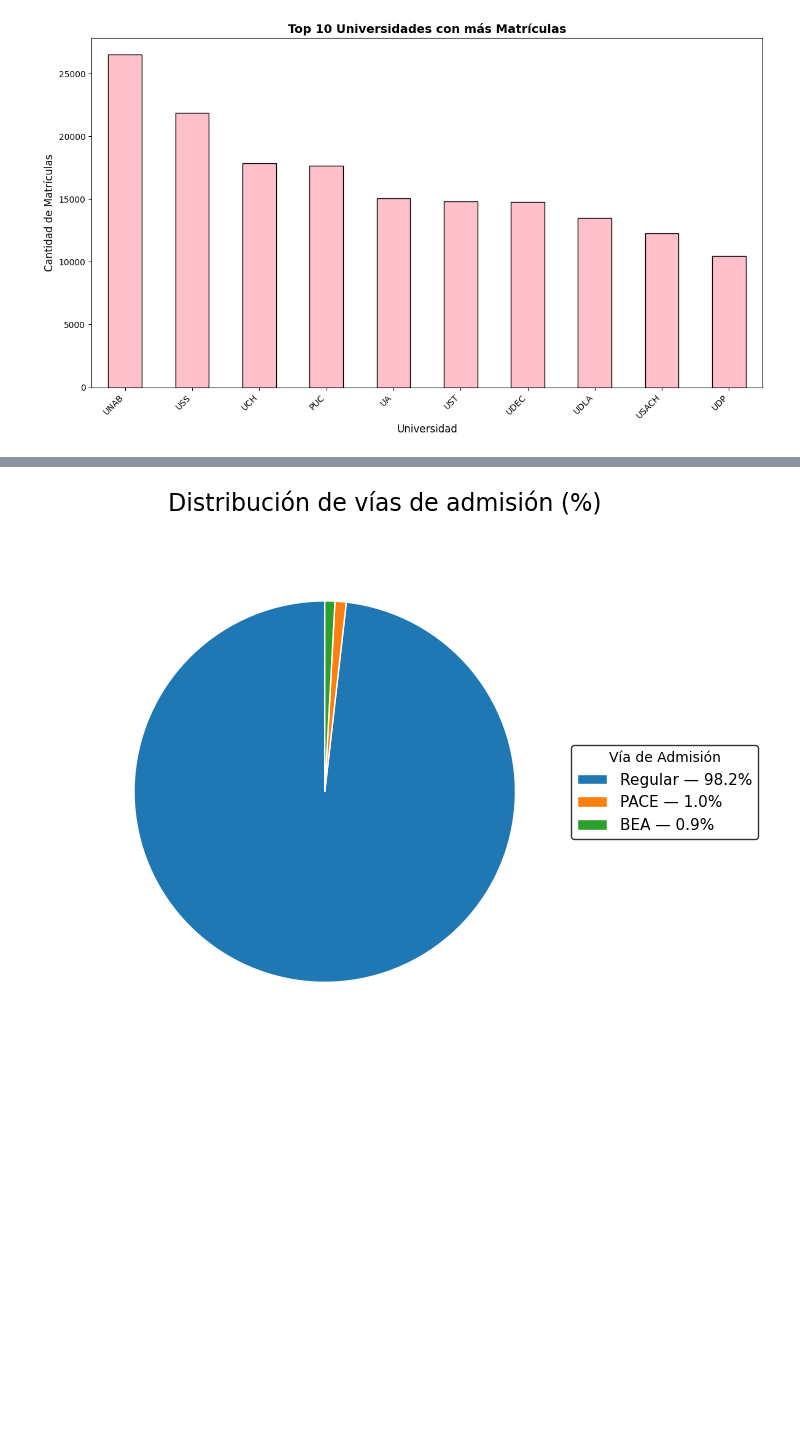
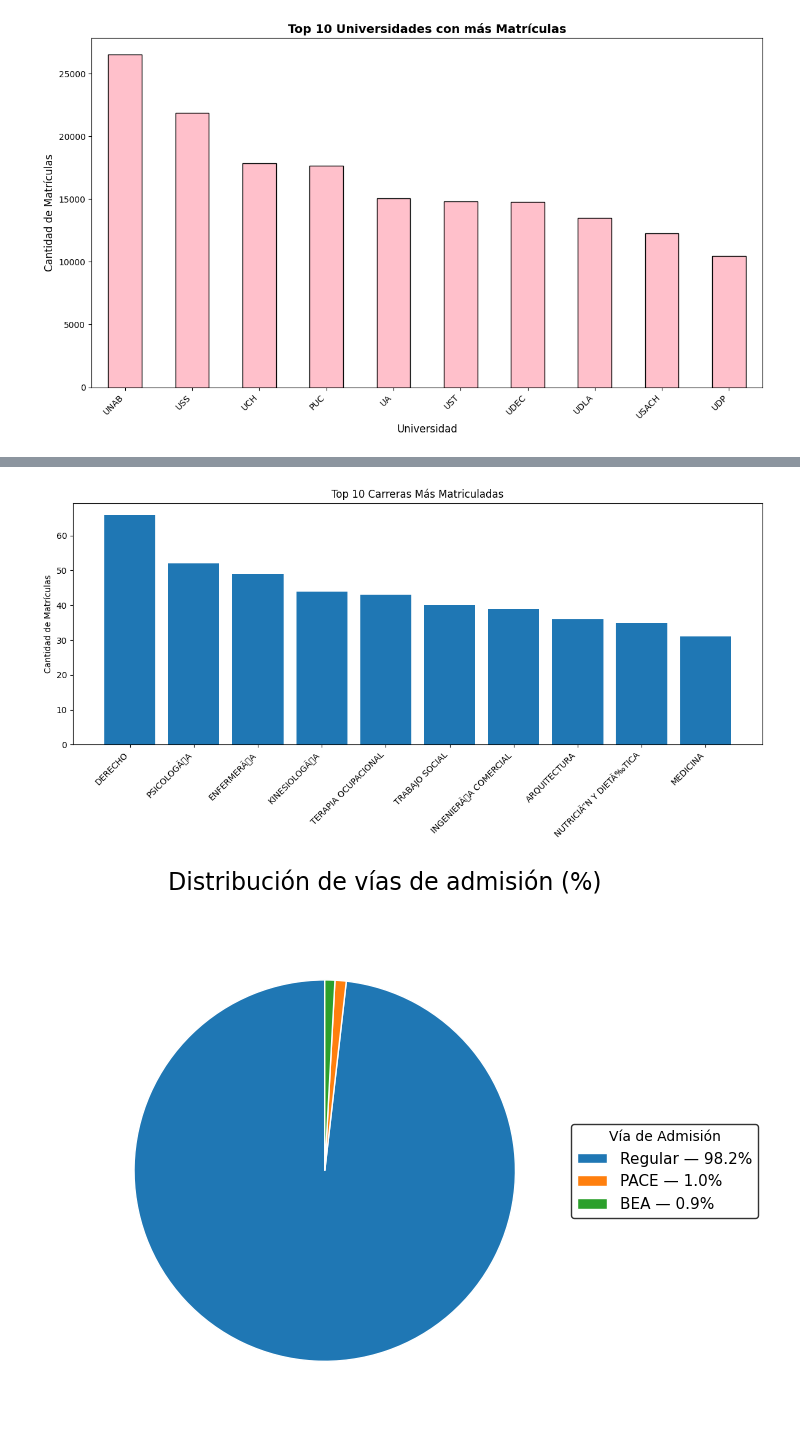
Before and after one commit to LmChicao/Proyecto-Intro-Ciencias-de-datos-2025-2-, a Jupyter notebook: Analisis Exploratorio/EDA - Matricula.ipynb, the cells around one changed output, grey strips where cells are left out. Cells and saved outputs as stored; diff of their text form; code cells hidden in the pictures; blank space fills up the shorter version.

Commit message:
Matricula listoo

```diff
--- a/Analisis Exploratorio/EDA - Matricula.ipynb
+++ b/Analisis Exploratorio/EDA - Matricula.ipynb
@@ -247,6 +247,7 @@ plt.show() # muestra el grafico
 
 # uso el archivo excel para poder ver que carreras son las mas matriculadas en los 3 años
 # sin importar la universidad
+
 base_path = os.path.dirname(os.getcwd())  # Esto sube un nivel desde 'Análisis Exploratorio'
 
 file_excel23 = os.path.join(base_path, 'DEMRE_bdd', '2023','Matricula','Matricula_Admisión2023','Libro_CódigosADM2023_ArchivoMatricula.xlsx')
@@ -262,5 +263,13 @@ df_excel = pd.concat([excel_matricula_23, excel_matricula_24, excel_matricula_25
 df_excel.columns
 
 top10_carreras = df_excel["CARRERA"].value_counts().head(10)
-print(top10_carreras)
+
+
+plt.figure(figsize=(12, 6))
+plt.bar(range(len(top10_carreras)), top10_carreras.values)
+plt.xticks(range(len(top10_carreras)), top10_carreras.index, rotation=45, ha='right')
+plt.ylabel('Cantidad de Matrículas')
+plt.title('Top 10 Carreras Más Matriculadas')
+plt.tight_layout()
+plt.show()
 # %% [output]
@@ -279,3 +276,4 @@ Name: count, dtype: int64
+[figure, added]
 # %%
 #VISUALIZACION DE LOS DATOS - VIA (de selección)
 map_vias = {1: "Regular",
```
Also changed, not shown: parts of 3 cells of this notebook.
